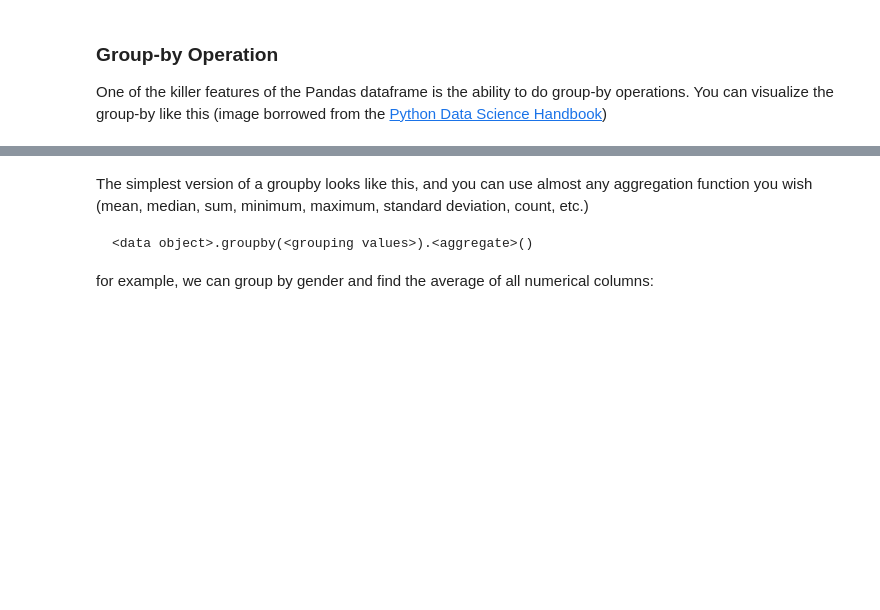
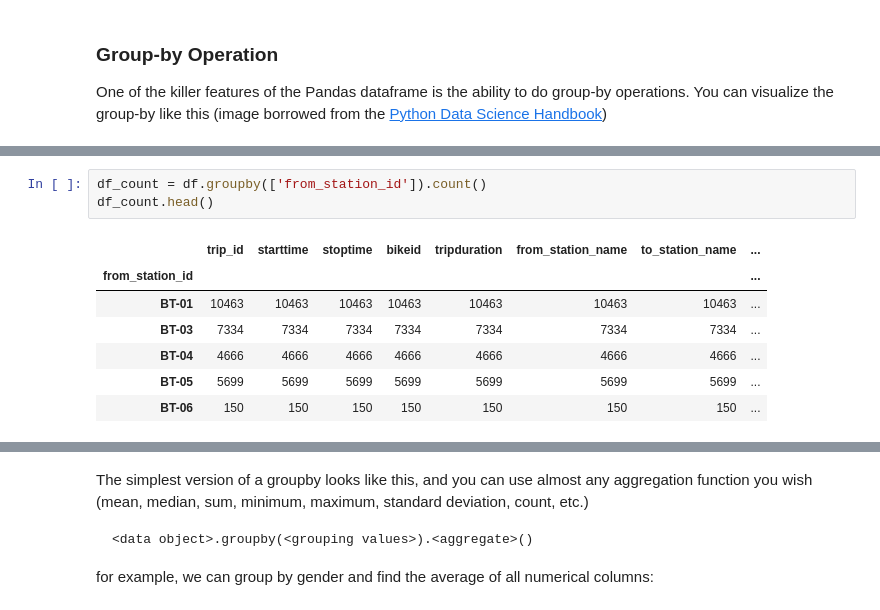
Before and after one commit to UWSEDS/LectureNotes, a Jupyter notebook: 02-Python-and-Data/Lecture-Python-And-Data-Spring-2018.ipynb, the cells around one changed output, grey strips where cells are left out. Drawn from its saved outputs; the diff is of its cells as text; blank space fills up the shorter version.

```diff
--- a/02-Python-and-Data/Lecture-Python-And-Data-Spring-2018.ipynb
+++ b/02-Python-and-Data/Lecture-Python-And-Data-Spring-2018.ipynb
@@ -207,0 +356,11 @@ You can visualize the group-by like this (image borrowed from the [Python Data S
+# %%
+df_count = df.groupby(['from_station_id']).count()
+df_count.head()
+# %% [output]
+|  | trip_id | starttime | stoptime | bikeid | tripduration | from_station_name | to_station_name | ... |
+| from_station_id |  |  |  |  |  |  |  | ... |
+| BT-01 | 10463 | 10463 | 10463 | 10463 | 10463 | 10463 | 10463 | ... |
+| BT-03 | 7334 | 7334 | 7334 | 7334 | 7334 | 7334 | 7334 | ... |
+| BT-04 | 4666 | 4666 | 4666 | 4666 | 4666 | 4666 | 4666 | ... |
+| BT-05 | 5699 | 5699 | 5699 | 5699 | 5699 | 5699 | 5699 | ... |
+| BT-06 | 150 | 150 | 150 | 150 | 150 | 150 | 150 | ... |
```
Also changed, not shown: parts of 36 cells of this notebook, 1 other file.
